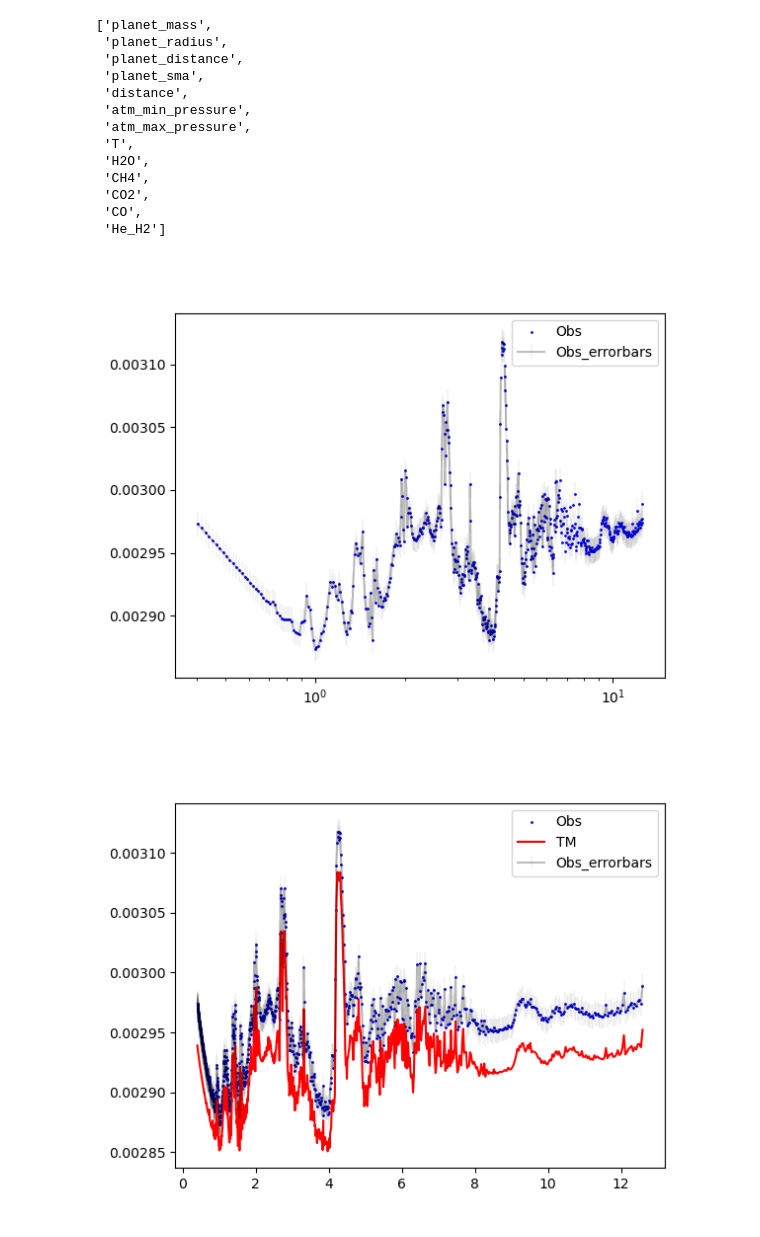
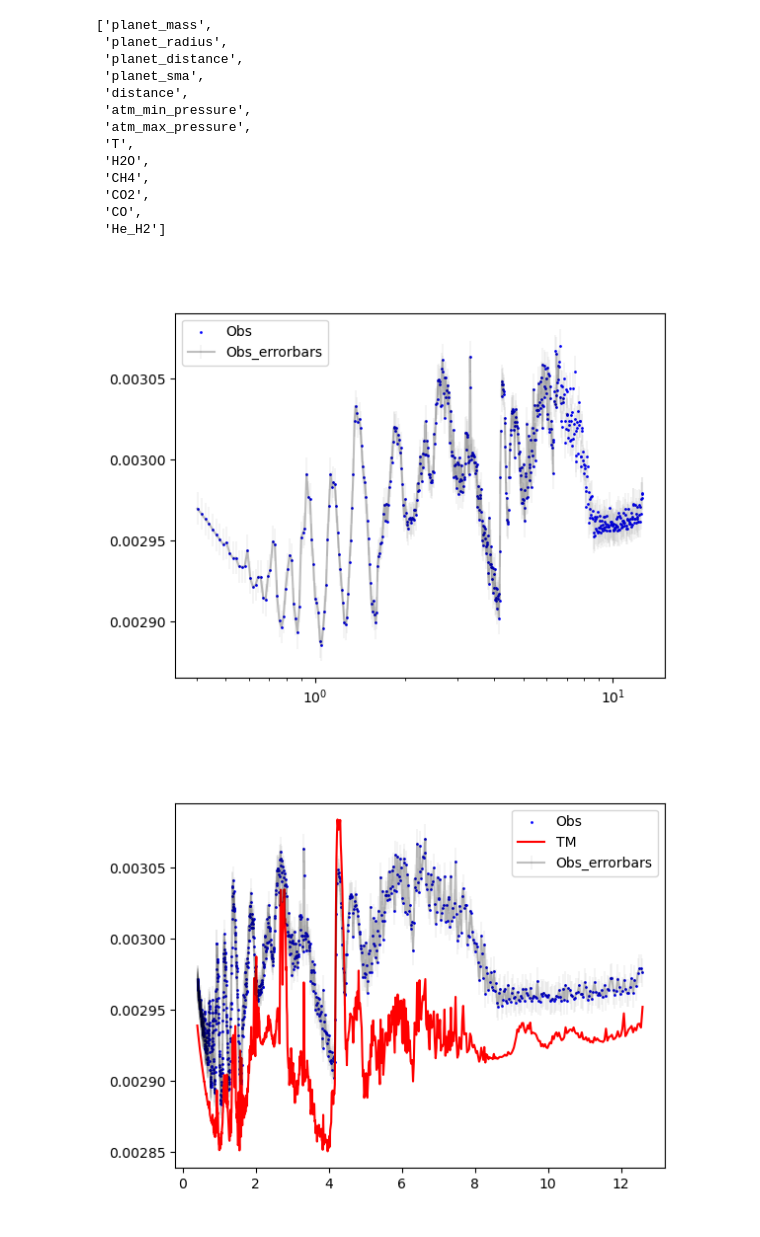
Before and after one commit to CapHarlock27/PACMAN, a Jupyter notebook: file_dump/Assignment3notebooks/TaskC.ipynb, the cells around one changed output. Cells and saved outputs as stored; diff of their text form; code cells hidden in the pictures.

Commit message:
Assignment 3 task C and D + notebook update

```diff
--- a/file_dump/Assignment3notebooks/TaskC.ipynb
+++ b/file_dump/Assignment3notebooks/TaskC.ipynb
@@ -99,23 +97,23 @@ list(tm.fittingParameters.keys())
  'He_H2']
 # %%
 #Load the observed spectrum and bin it to the model resolution
-obs = ObservedSpectrum('/ca25/ext_volume/run_daneel/Assignment3_Atmospheres/K2-18b_assignment3_taskA_spectrum.dat')
+obs = ObservedSpectrum('/workspaces/ML_workspace/Taurex/K2-18b_assignment3_taskA_spectrum.dat')
 #Make a logarithmic grid or a linear in the wavelength
 wngrid = np.sort(10000/np.linspace(0.3,13,1000))
 bn = SimpleBinner(wngrid=wngrid)
 
 bin_obs= bn.bindown(obs.wavenumberGrid, obs.spectrum)
 errorbars = bn.bindown(obs.wavenumberGrid, obs.errorBar)
 
 
 plt.figure()
 plt.xscale('log')
 plt.scatter(1e4/wngrid, bin_obs[1], label='Obs', c='b', s=1)
 plt.errorbar(1e4/wngrid, bin_obs[1], yerr=errorbars[1], label='Obs_errorbars', c='k', markersize=2, alpha=0.25, elinewidth=0.25)
 plt.legend()
 plt.show()
 # %% [output]
-[figure, old version]
+[figure, new version]
 # %%
 #Binning the native model spectrum to the observed spectrum's wavelength grid
 obin = obs.create_binner()
@@ -126,7 +124,7 @@ plt.plot(obs.wavelengthGrid,obin.bin_model(tm.model(obs.wavenumberGrid))[1],labe
 plt.legend()
 plt.show()
 # %% [output]
-[figure, old version]
+[figure, new version]
 # %%
 #Setting up the nestle optimizer for the retrieval
 opt = NestleOptimizer(num_live_points=50)
```
Also changed, not shown: parts of 7 cells of this notebook, 7 other files.
